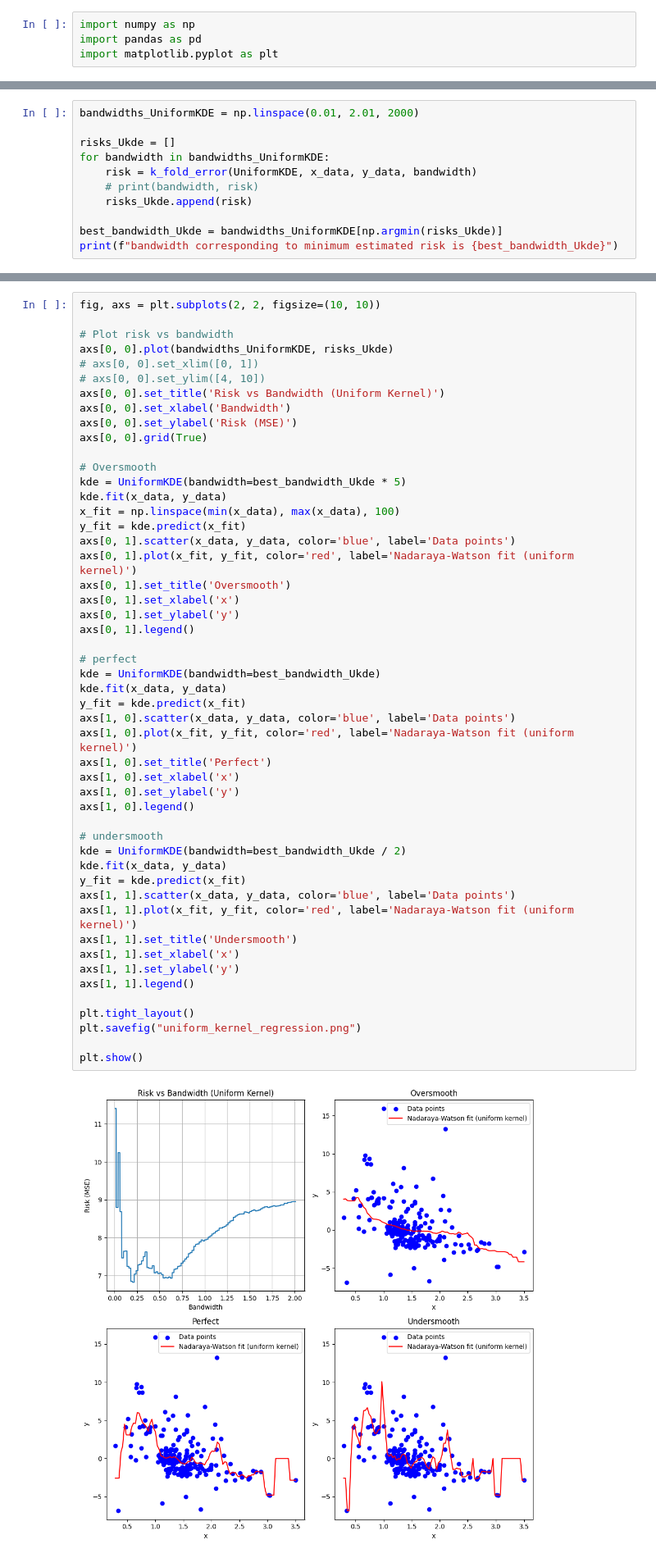
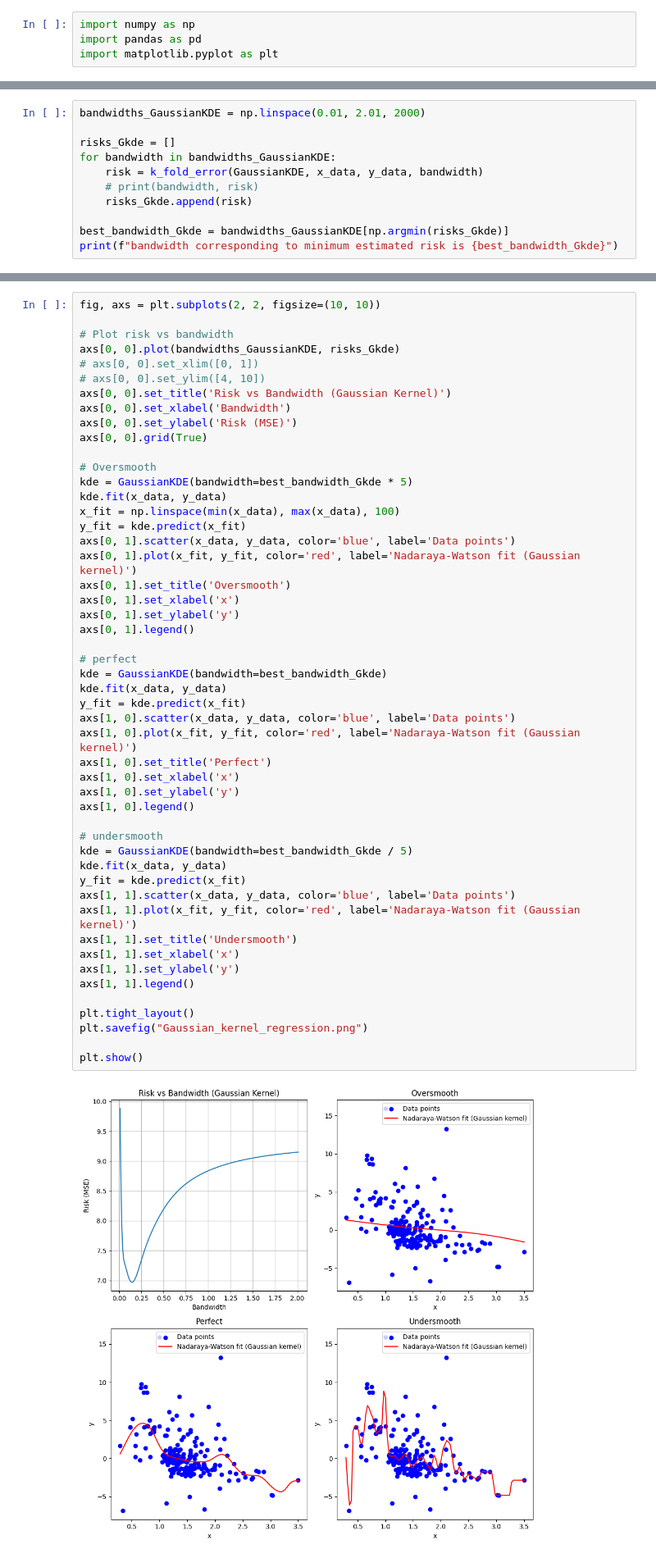
Before and after one commit to MalayKedia/CS215_assignments, a Jupyter notebook: Assignment3/q4/4.ipynb, the cells around one changed output, grey strips where cells are left out. Shown: that part at 82% size. Cells and saved outputs as stored; diff of their text form.

```diff
--- a/Assignment3/q4/4.ipynb
+++ b/Assignment3/q4/4.ipynb
@@ -75,14 +68,14 @@ def k_fold_error(kde, x_data, y_data, bandwidth, k:int = 10):
     risk = risk / k
     return risk
 # %%
-bandwidths_UniformKDE = np.linspace(0.01, 2.01, 2000)
+bandwidths_GaussianKDE = np.linspace(0.01, 2.01, 2000)
 
-risks_Ukde = []
-for bandwidth in bandwidths_UniformKDE:
-    risk = k_fold_error(UniformKDE, x_data, y_data, bandwidth)
+risks_Gkde = []
+for bandwidth in bandwidths_GaussianKDE:
+    risk = k_fold_error(GaussianKDE, x_data, y_data, bandwidth)
     # print(bandwidth, risk)
-    risks_Ukde.append(risk)
+    risks_Gkde.append(risk)
 
-best_bandwidth_Ukde = bandwidths_UniformKDE[np.argmin(risks_Ukde)]
-print(f"bandwidth corresponding to minimum estimated risk is {best_bandwidth_Ukde}")
+best_bandwidth_Gkde = bandwidths_GaussianKDE[np.argmin(risks_Gkde)]
+print(f"bandwidth corresponding to minimum estimated risk is {best_bandwidth_Gkde}")
 # %% [output]
@@ -91,54 +84,54 @@ bandwidth corresponding to minimum estimated risk is 0.20009504752376187
 fig, axs = plt.subplots(2, 2, figsize=(10, 10))
 
 # Plot risk vs bandwidth
-axs[0, 0].plot(bandwidths_UniformKDE, risks_Ukde)
+axs[0, 0].plot(bandwidths_GaussianKDE, risks_Gkde)
 # axs[0, 0].set_xlim([0, 1])
 # axs[0, 0].set_ylim([4, 10])
-axs[0, 0].set_title('Risk vs Bandwidth (Uniform Kernel)')
+axs[0, 0].set_title('Risk vs Bandwidth (Gaussian Kernel)')
 axs[0, 0].set_xlabel('Bandwidth')
 axs[0, 0].set_ylabel('Risk (MSE)')
 axs[0, 0].grid(True)
 
 # Oversmooth
-kde = UniformKDE(bandwidth=best_bandwidth_Ukde * 5)
+kde = GaussianKDE(bandwidth=best_bandwidth_Gkde * 5)
 kde.fit(x_data, y_data)
 x_fit = np.linspace(min(x_data), max(x_data), 100)
 y_fit = kde.predict(x_fit)
 axs[0, 1].scatter(x_data, y_data, color='blue', label='Data points')
-axs[0, 1].plot(x_fit, y_fit, color='red', label='Nadaraya-Watson fit (uniform kernel)')
+axs[0, 1].plot(x_fit, y_fit, color='red', label='Nadaraya-Watson fit (Gaussian kernel)')
 axs[0, 1].set_title('Oversmooth')
 axs[0, 1].set_xlabel('x')
 axs[0, 1].set_ylabel('y')
 axs[0, 1].legend()
 
 # perfect
-kde = UniformKDE(bandwidth=best_bandwidth_Ukde)
+kde = GaussianKDE(bandwidth=best_bandwidth_Gkde)
 kde.fit(x_data, y_data)
 y_fit = kde.predict(x_fit)
 axs[1, 0].scatter(x_data, y_data, color='blue', label='Data points')
-axs[1, 0].plot(x_fit, y_fit, color='red', label='Nadaraya-Watson fit (uniform kernel)')
+axs[1, 0].plot(x_fit, y_fit, color='red', label='Nadaraya-Watson fit (Gaussian kernel)')
 axs[1, 0].set_title('Perfect')
 axs[1, 0].set_xlabel('x')
 axs[1, 0].set_ylabel('y')
 axs[1, 0].legend()
 
 # undersmooth
-kde = UniformKDE(bandwidth=best_bandwidth_Ukde / 2)
+kde = GaussianKDE(bandwidth=best_bandwidth_Gkde / 5)
 kde.fit(x_data, y_data)
 y_fit = kde.predict(x_fit)
 axs[1, 1].scatter(x_data, y_data, color='blue', label='Data points')
-axs[1, 1].plot(x_fit, y_fit, color='red', label='Nadaraya-Watson fit (uniform kernel)')
+axs[1, 1].plot(x_fit, y_fit, color='red', label='Nadaraya-Watson fit (Gaussian kernel)')
 axs[1, 1].set_title('Undersmooth')
 axs[1, 1].set_xlabel('x')
 axs[1, 1].set_ylabel('y')
 axs[1, 1].legend()
 
 plt.tight_layout()
-plt.savefig("uniform_kernel_regression.png")
+plt.savefig("Gaussian_kernel_regression.png")
 
 plt.show()
 # %% [output]
-[figure, old version]
+[figure, new version]
 # %%
 class EpanechnikovKDE:
     def __init__(self, bandwidth=1.0):
```
Also changed, not shown: parts of 9 cells of this notebook, 4 other files.
